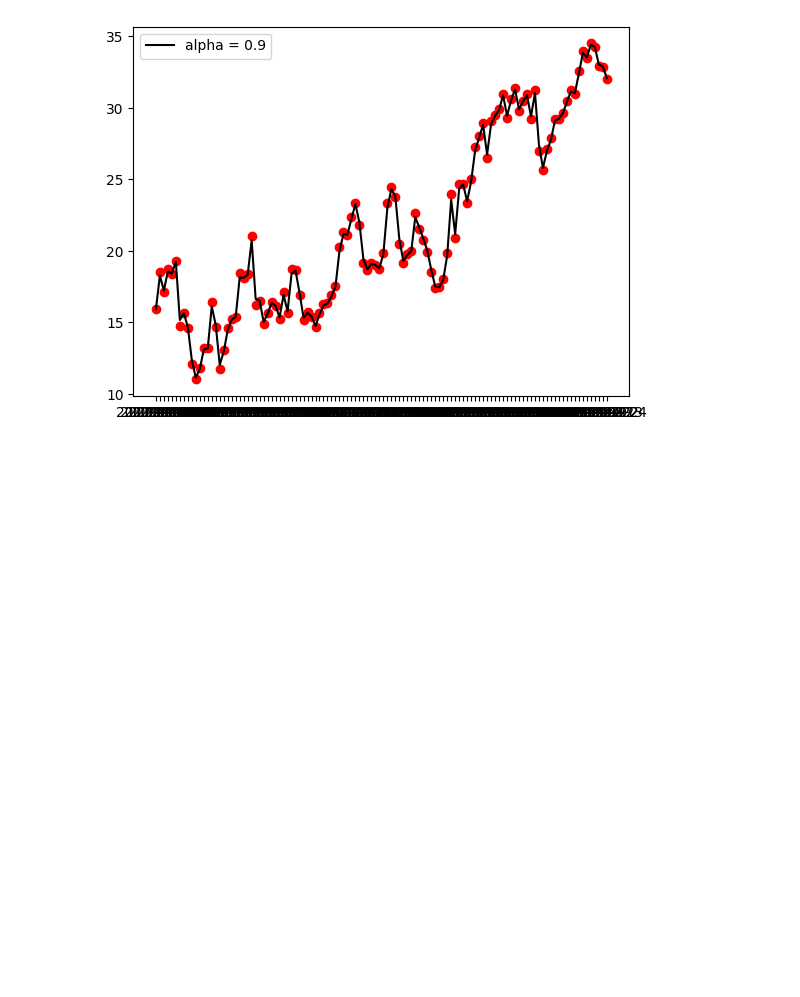
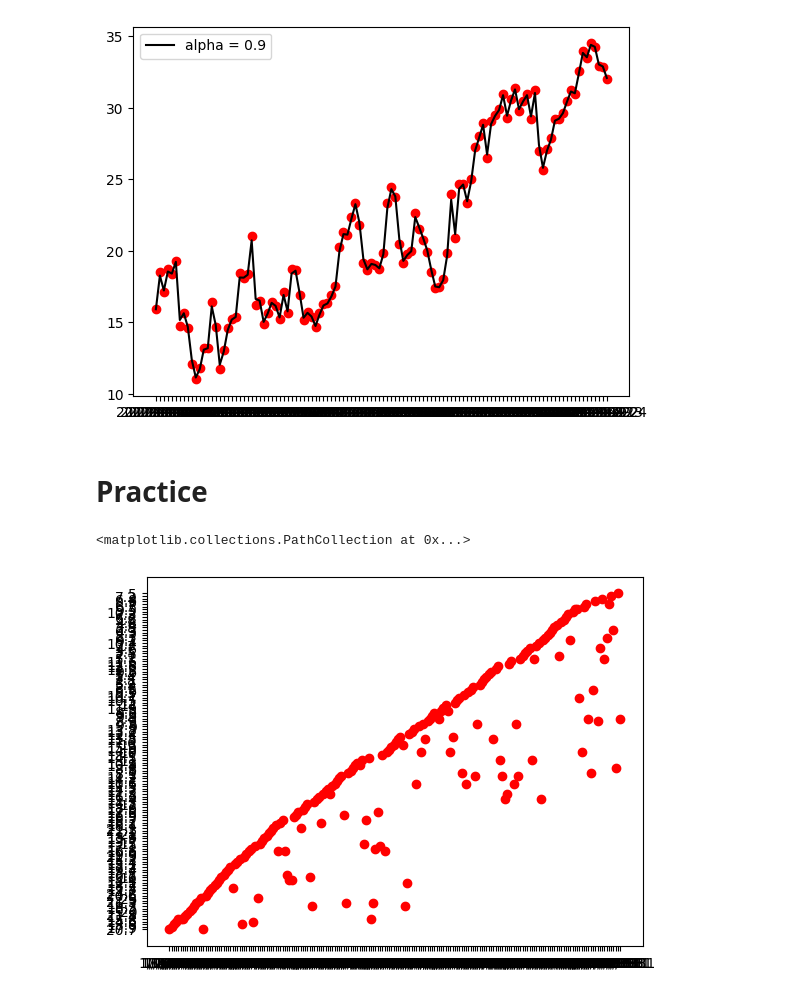
Before and after one commit to sumit43336/Python, a Jupyter notebook: Optimizers/exponentiallyweightedmovingaverage.ipynb, the cells around one changed output. Cells and saved outputs as stored; diff of their text form; code cells hidden in the pictures; blank space fills up the shorter version.

Commit message:
EWMA Practice

```diff
--- a/Optimizers/exponentiallyweightedmovingaverage.ipynb
+++ b/Optimizers/exponentiallyweightedmovingaverage.ipynb
@@ -90,3 +92,5 @@ plt.legend()
 plt.show()
 # %% [output]
 [figure]
+# %% [markdown]
+# Practice
@@ -92,0 +101,8 @@ plt.show()
+# %%
+df = pd.read_csv(r"C:\Users\chaud\Downloads\EWMA\daily-minimum-temperatures-in-me.csv")
+df = df.iloc[:200]
+# %%
+plt.scatter(df['Date'],df['Daily minimum temperatures'], color = 'red')
+# %% [output]
+<matplotlib.collections.PathCollection at 0x...>
+[figure, added]
```
Also changed, not shown: parts of 8 cells of this notebook.
